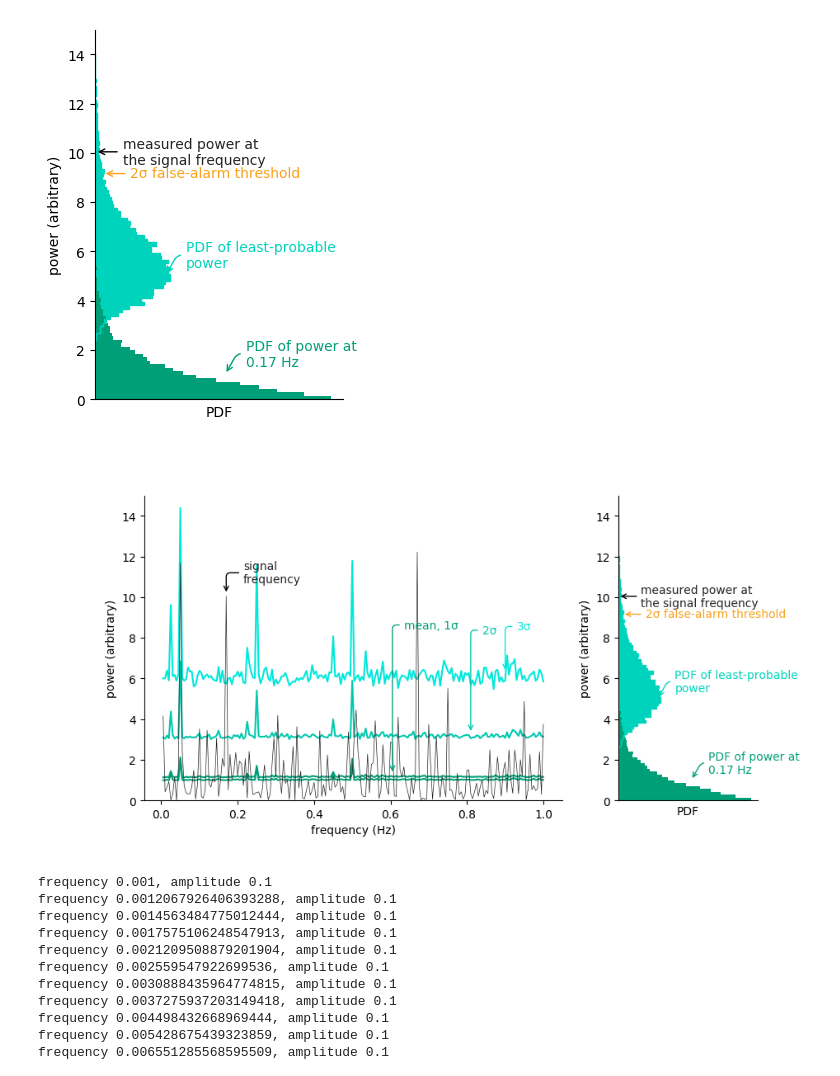
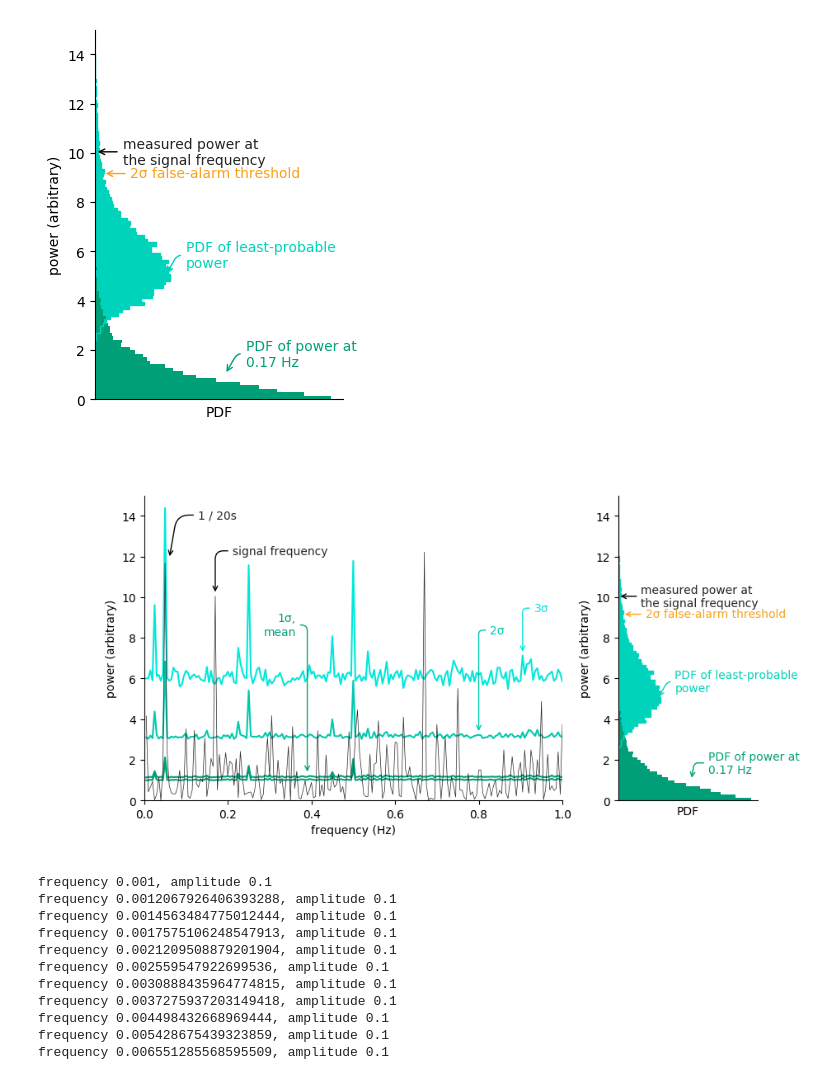
Before and after one commit to rawlik/rawlik-phd-thesis, a Jupyter notebook: calculations/alp_plots.ipynb, the cells around one changed output. Drawn from its saved outputs; the diff is of its cells as text; code cells hidden in the pictures.

Commit message:
Update the plots about the periodograms.

```diff
--- a/calculations/alp_plots.ipynb
+++ b/calculations/alp_plots.ipynb
@@ -408,18 +396,24 @@ plot(freqs, pups[3], color = brighten("C3", 0.8))
 
 plot(freqs, p, lw = 0.5)
 
-annotate("signal\nfrequency", color = "C0",
+annotate("signal frequency", color = "C0",
          xy=(realf, 1.01 * p[irealf]), xycoords="data",
-         xytext=(15, 10), textcoords="offset points",
+         xytext=(15, 35), textcoords="offset points",
          horizontalalignment = "left",
          arrowprops = Dict("arrowstyle" => "->",
-                           "connectionstyle" => "angle,angleA=180,angleB=90,rad=5"))
+                           "connectionstyle" => "angle,angleA=180,angleB=90,rad=10"))
 
+annotate("1 / 20s", color = "C0",
+         xy=(1 / 20 + 0.01, 11.9), xycoords="data",
+         xytext=(25, 35), textcoords="offset points",
+         horizontalalignment = "left",
+         arrowprops = Dict("arrowstyle" => "->",
+                           "connectionstyle" => "angle,angleA=180,angleB=80,rad=15"))
 
 
 
 annotate("3σ", color = brighten("C3", 0.8),
-         xy=(0.9, 6.3), xycoords="data",
+         xy=(0.905, 7.2), xycoords="data",
          xytext=(10, 40), textcoords="offset points",
          horizontalalignment = "left",
          verticalalignment = "center",
@@ -428,7 +422,7 @@ annotate("3σ", color = brighten("C3", 0.8),
                            "color" => brighten("C3", 0.8)))
 
 annotate("2σ", color = brighten("C3", 0.5),
-         xy=(0.81, 3.3), xycoords="data",
+         xy=(0.8, 3.3), xycoords="data",
          xytext=(10, 90), textcoords="offset points",
          horizontalalignment = "left",
          verticalalignment = "center",
@@ -436,13 +430,13 @@ annotate("2σ", color = brighten("C3", 0.5),
                            "connectionstyle" => "angle,angleA=0,angleB=90,rad=5",
                            "color" => brighten("C3", 0.5)))
 
-annotate("mean, 1σ", color = brighten("C3", 0),
-         xy=(0.605, 1.3), xycoords="data",
-         xytext=(10, 130), textcoords="offset points",
-         horizontalalignment = "left",
+annotate("1σ,\nmean", color = brighten("C3", 0),
+         xy=(0.39, 1.3), xycoords="data",
+         xytext=(-10, 130), textcoords="offset points",
+         horizontalalignment = "right",
          verticalalignment = "center",
          arrowprops = Dict("arrowstyle" => "->",
-                           "connectionstyle" => "angle,angleA=0,angleB=90,rad=5",
+                           "connectionstyle" => "angle,angleA=180,angleB=90,rad=7",
                            "color" => brighten("C3", 0)))
 
 
@@ -453,7 +447,8 @@ ylabel("power (arbitrary)")
 
 ylim(0, 15)
 # yscale("log")
-
+margins(x=0)
+xlim(xmin=0)
 
 
 
@@ -484,7 +479,7 @@ annotate("PDF of power at\n$realf Hz", color = "C3",
          horizontalalignment = "left",
          verticalalignment = "center",
          arrowprops = Dict("arrowstyle" => "->",
-                           "connectionstyle" => "angle,angleA=0,angleB=60,rad=5",
+                           "connectionstyle" => "angle,angleA=0,angleB=80,rad=5",
                            "color" => "C3"))
 
 
@@ -500,34 +495,34 @@ annotate("PDF of least-probable\npower", color = brighten("C3", 0.6),
 annotate("2σ false-alarm threshold", color = "C1",
          xy=(0.03, quantile(leastprobablepowers, confidencelevels[2])), xycoords="data",
          xytext=(20, 0), textcoords="offset points",
          horizontalalignment = "left",
          verticalalignment = "center",
          arrowprops = Dict("arrowstyle" => "->",
                            "connectionstyle" => "arc,angleB=0,armB=20,rad=5",
                            "color" => "C1"))
 
 annotate("3σ false-alarm threshold", color = "C1",
          xy=(0.03, quantile(leastprobablepowers, confidencelevels[3])), xycoords="data",
          xytext=(20, 0), textcoords="offset points",
          horizontalalignment = "left",
          verticalalignment = "center",
          arrowprops = Dict("arrowstyle" => "->",
                            "connectionstyle" => "arc,angleB=0,armB=20,rad=5",
                            "color" => "C1"))
 
 
 
 ylabel("power (arbitrary)")
 xlabel("PDF")
 
 xticks([])
 
 ylim(0, 15)
 # yscale("log")
 
 savefig("../gfx/axions/basic_detection.pdf")
 # %% [output]
-[figure, old version]
+[figure, new version]
 # %%
 exclampls = logspace(-1, 1, 50)
 exclfreqs = logspace(-3, 1, 50)
```
Also changed, not shown: parts of 2 cells of this notebook, 3 other files.
